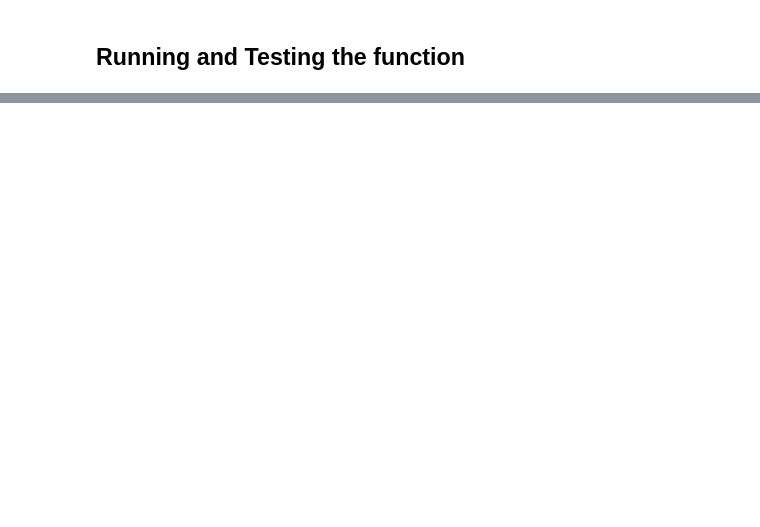
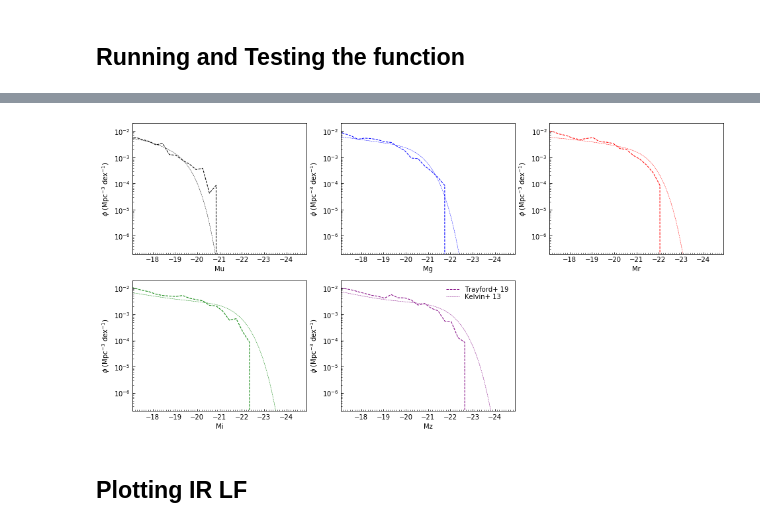
Before and after one commit to dptriani/mentari, a Jupyter notebook: For-dusty-sage.ipynb, the cells around one changed output, grey strips where cells are left out. Drawn from its saved outputs; the diff is of its cells as text; code cells hidden in the pictures; blank space fills up the shorter version.

```diff
--- a/For-dusty-sage.ipynb
+++ b/For-dusty-sage.ipynb
@@ -1160,0 +2022,2 @@ plt.ylabel('Stellar Metallicity')
+# %%
+mab_dusty = compute_mab(full_wavelength, Spectra, filter_list, z)
@@ -1160,0 +2028,10 @@ plt.ylabel('Stellar Metallicity')
+# %%
+mab_nodust = compute_mab(wavelength, spectra, filter_list, z)
+# %%
+mab_dusty_s = compute_mab(wavelength_s, spectra_dusty_s, filter_list, z)
+mab_dusty_cf = compute_mab(wavelength_cf, spectra_dusty_cf, filter_list, z)
+# %%
+hubble=0.73
+label = ['Mu', 'Mg', 'Mr', 'Mi', 'Mz']
+color = ('grey', 'black', 'blue', 'red', 'green', 'purple')
+volume = (BoxSize/Hubble_h)**3
@@ -1160,0 +2132,62 @@ plt.ylabel('Stellar Metallicity')
+# %%
+mi = -30.0
+ma = -15.0
+binwidth = 0.3
+NB = int((ma - mi) / binwidth)
+M = np.arange(mi, ma, 0.1)
+label = ['Mk', 'Mu', 'Mg', 'Mr', 'Mi', 'Mz']
+# Observations from Kelvin et al. 2013
+Mstar = [0, -18.53, -20.28, -20.90, -21.45, -21.78]
+alpha1 = [0, -0.91, -1.29, -1.13, -1.35, -1.46]
+phistar1 = [0, 0.00964, 0.00351, 0.00451, 0.00220, 0.0014]
+alpha2 = [0, 1.25, 0.06, 0.53, -0.09, -0.26]
+phistar2 = [0, 0.00146, 0.00488, 0.00301, 0.00487, 0.00505]
+
+plt.figure(figsize=(16,8))
+row = 2
+col = 3
+for i in range(1, 6):
+    ax =plt.subplot(row, col, i)
+    '''
+    counts, binedges = np.histogram(mab_nodust[i], range=(mi, ma), bins=NB)
+    xaxeshisto = binedges[:-1] + 0.5 * binwidth
+    plt.plot(xaxeshisto, counts/ volume / binwidth, c=color[i], lw=1.0, label='no-dust')
+    '''
+    counts, binedges = np.histogram(mab_dusty[i], range=(mi, ma), bins=NB)
+    xaxeshisto = binedges[:-1] + 0.5 * binwidth
+    plt.plot(xaxeshisto, counts/ volume / binwidth, '--', c=color[i], lw=1.0, label='Trayford+ 19')
+    '''
+    counts, binedges = np.histogram(mab_dusty_s[i], range=(mi, ma), bins=NB)
+    xaxeshisto = binedges[:-1] + 0.5 * binwidth
+    plt.plot(xaxeshisto, counts/ volume / binwidth, '-.', c=color[i], lw=1.0, label='Somerville+ 12')
+
+    counts, binedges = np.histogram(mab_dusty_cf[i], range=(mi, ma), bins=NB)
+    xaxeshisto = binedges[:-1] + 0.5 * binwidth
+    plt.plot(xaxeshisto, counts/ volume / binwidth, ':', c=color[i],lw=1.0, label='CF00')
+    '''
+    #plot Kelvin+ 13 dataset
+    M_plot = M + 0.65 #convert back to Chabrier IMF
+    xval = 10.0 ** (0.4*(Mstar[i]-M))
+    yval = 0.4 * np.log(10.0) * (phistar1[i] * xval ** (alpha1[i]+1) + phistar2[i] * xval ** (alpha2[i]+1)) * np.exp(-xval)
+    plt.plot(M_plot, yval, '--', c=color[i], lw=0.5, label='Kelvin+ 13')
+
+    plt.yscale('log', nonposy='clip')
+    plt.ylim(2e-7, 2e-2)
+    plt.xlim(-17.1, -24.9)
+    ax.tick_params(axis='both', which='both', direction='in')
+    ax.xaxis.set_minor_locator(plt.MultipleLocator(0.1))
+    plt.ylabel(r'$\phi\ (\mathrm{Mpc}^{-3}\ \mathrm{dex}^{-1})$')  # Set the y...
+    plt.xlabel(label[i])
+
+
+leg = plt.legend(loc=0, numpoints=1, labelspacing=0.1)
+leg.draw_frame(False)  # Don't want a box frame
+for t in leg.get_texts():  # Reduce the size of the text
+    t.set_fontsize('medium')
+#plt.savefig('plots/sdss-mini.png')
+#plt.subplots_adjust(wspace=0, hspace=0)
+plt.show()
+# %% [output]
+[figure, added]
+# %% [markdown]
+## Plotting IR LF
```
Also changed, not shown: parts of 147 cells of this notebook, 1 other file.
